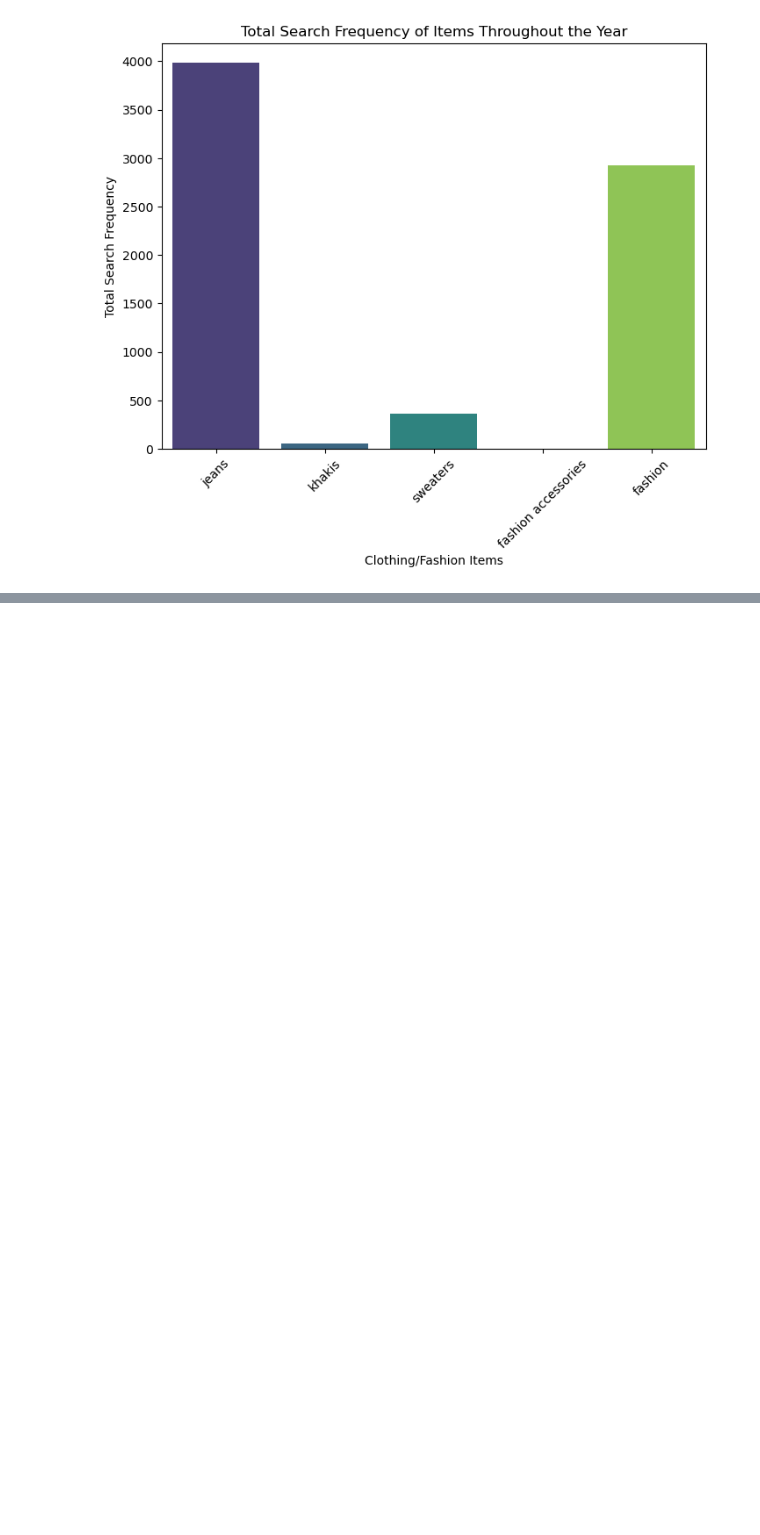
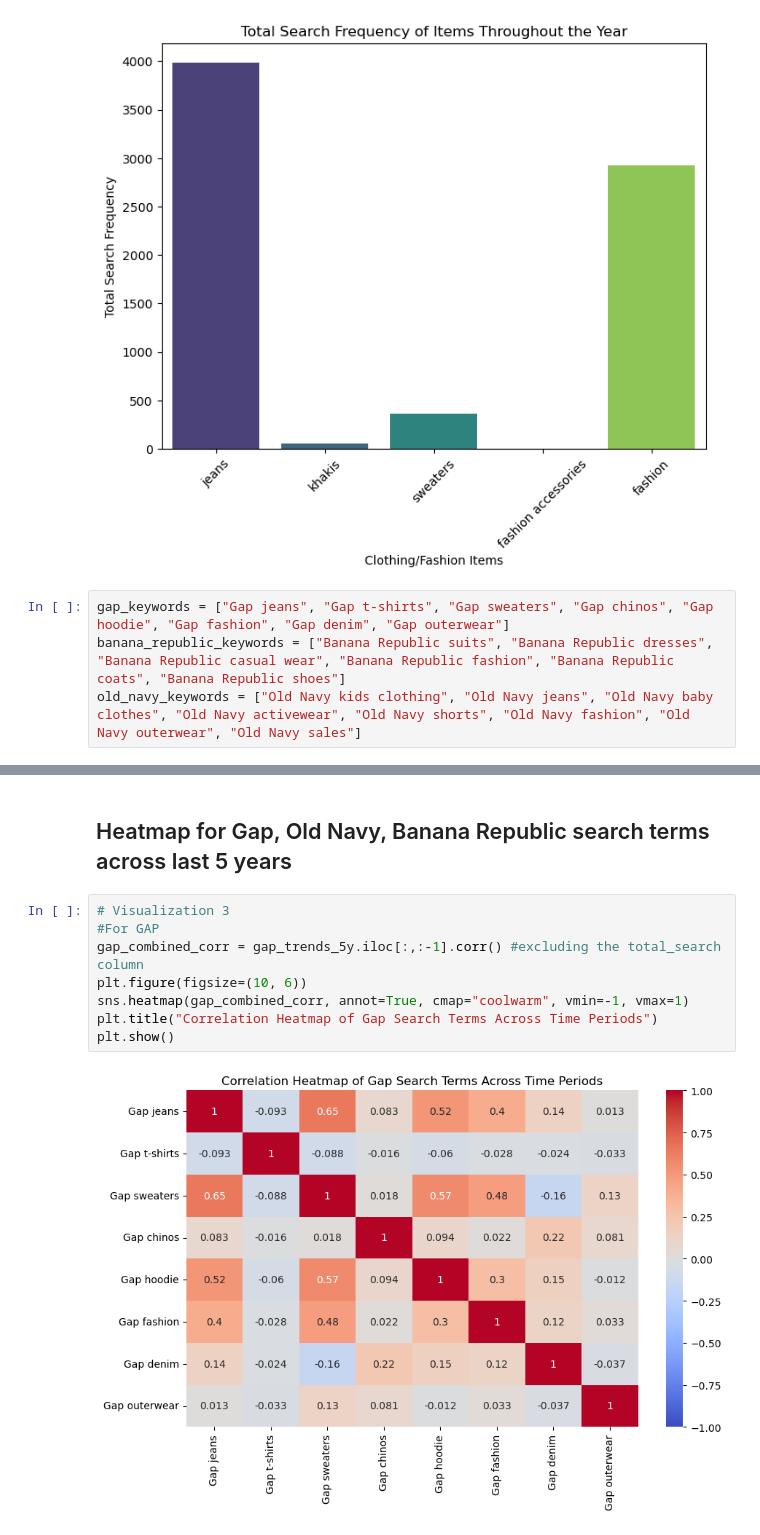
Before and after one commit to K-c-17/GAP_case_analysis, a Jupyter notebook: scripts/dextract_google_trends.ipynb, the cells around one changed output, grey strips where cells are left out. Saved outputs shown, nothing was run; the diff lists cells and outputs as text; blank space fills up the shorter version.

```diff
--- a/scripts/dextract_google_trends.ipynb
+++ b/scripts/dextract_google_trends.ipynb
@@ -115,3 +89,7 @@ plt.xticks(rotation=45)
 plt.show()
 # %% [output]
 [figure]
+# %%
+gap_keywords = ["Gap jeans", "Gap t-shirts", "Gap sweaters", "Gap chinos", "Gap hoodie", "Gap fashion", "Gap denim", "Gap outerwear"]
+banana_republic_keywords = ["Banana Republic suits", "Banana Republic dresses", "Banana Republic casual wear", "Banana Republic fashion", "Banana Republic coats", "Banana Republic shoes"]
+old_navy_keywords = ["Old Navy kids clothing", "Old Navy jeans", "Old Navy baby clothes", "Old Navy activewear", "Old Navy shorts", "Old Navy fashion", "Old Navy outerwear", "Old Navy sales"]
@@ -117,0 +224,12 @@ plt.show()
+# %% [markdown]
+## Heatmap for Gap, Old Navy, Banana Republic search terms across last 5 years
+# %%
+# Visualization 3
+#For GAP
+gap_combined_corr = gap_trends_5y.iloc[:,:-1].corr() #excluding the total_search column
+plt.figure(figsize=(10, 6))
+sns.heatmap(gap_combined_corr, annot=True, cmap="coolwarm", vmin=-1, vmax=1)
+plt.title("Correlation Heatmap of Gap Search Terms Across Time Periods")
+plt.show()
+# %% [output]
+[figure, added]
```
Also changed, not shown: parts of 22 cells of this notebook.
